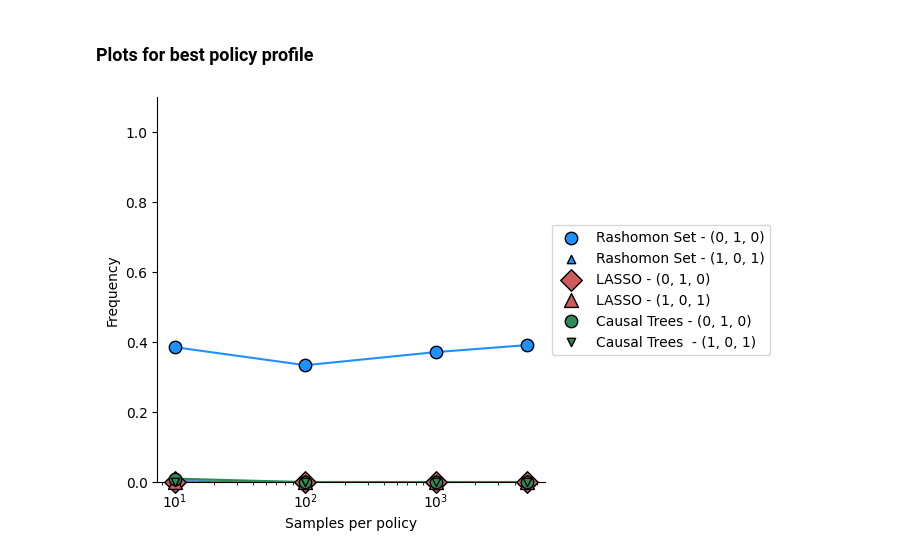
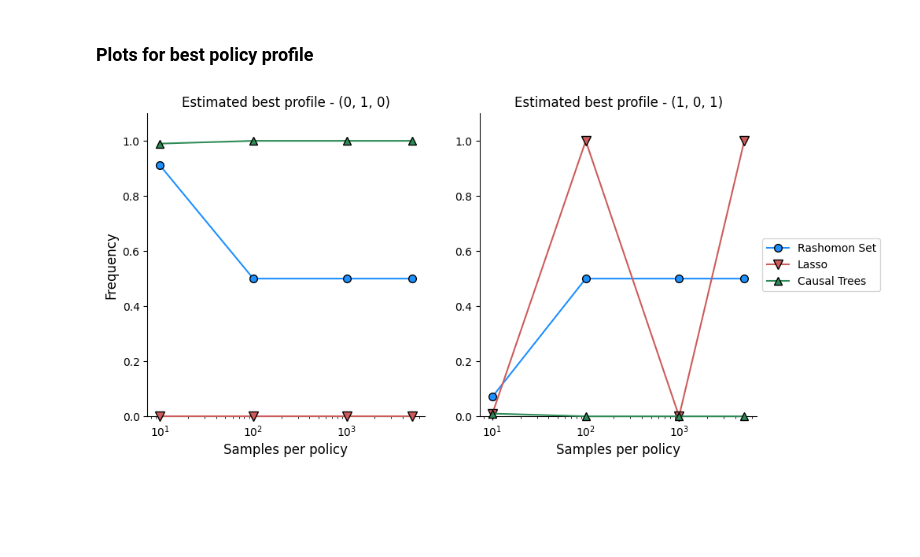
Before and after one commit to AparaV/rashomon-partition-sets, a Jupyter notebook: Code/analyze_results.ipynb, the cells around one changed output. Drawn from its saved outputs; the diff is of its cells as text; code cells hidden in the pictures; blank space fills up the shorter version.

Commit message:
Analyze simulations, generate plots

```diff
--- a/Code/analyze_results.ipynb
+++ b/Code/analyze_results.ipynb
@@ -292,7 +305,7 @@ plt.show()
 # %% [markdown]
 # Simulations #2
 # %%
-rashomon_csv = "../Results/simulation_2_rashomon.csv"
+rashomon_csv = "../Results/simulation_3_rashomon.csv"
 rashomon_raw_df = pd.read_csv(rashomon_csv)
 rashomon_raw_df = rashomon_raw_df.drop("Unnamed: 0", axis=1)
 rashomon_raw_df.head()
@@ -477,59 +490,60 @@ ct_df.head(n=10)
 # %% [markdown]
 ### Plots for best policy profile
 # %%
-fig, ax = plt.subplots(figsize=(5,5))
+fig, ax = plt.subplots(1, 2, figsize=(10,5))
 
-ax.spines[['right', 'top']].set_visible(False)
+best_prof = "(0, 1, 0)"
+second_best_prof = "(1, 0, 1)"
 
 # Rashomon Means
-ax.plot(rashomon_df["n_per_pol"], rashomon_df["(0, 1, 0)_mean"],
-        color="dodgerblue", alpha=1, zorder=1)
-ax.scatter(rashomon_df["n_per_pol"], rashomon_df["(0, 1, 0)_mean"], s=80,
-           color="dodgerblue", alpha=1, edgecolor="black", zorder=1.1, label="Rashomon Set - (0, 1, 0)")
+ax[0].plot(rashomon_df["n_per_pol"], rashomon_df[best_prof + "_mean"],
+           color="dodgerblue", alpha=1, zorder=1,
+           marker="o", markeredgecolor="black", markersize=7,
+           label="Rashomon Set")
 
-ax.plot(rashomon_df["n_per_pol"], rashomon_df["(1, 0, 1)_mean"],
-        color="dodgerblue", alpha=1, zorder=1)
-ax.scatter(rashomon_df["n_per_pol"], rashomon_df["(1, 0, 1)_mean"], marker="^",
-           color="dodgerblue", alpha=1, edgecolor="black", zorder=1.1, label="Rashomon Set - (1, 0, 1)")
+ax[1].plot(rashomon_df["n_per_pol"], rashomon_df[second_best_prof + "_mean"],
+           color="dodgerblue", alpha=1, zorder=1,
+           marker="o", markeredgecolor="black", markersize=7,
+           label="Rashomon Set")
 
 # LASSO
-ax.plot(lasso_df["n_per_pol"], lasso_df["(0, 1, 0)_mean"],
-        color="indianred", zorder=1)
-ax.scatter(lasso_df["n_per_pol"], lasso_df["(0, 1, 0)_mean"], s=120, marker="D",
-           color="indianred", edgecolor="black", zorder=3, clip_on=False,
-           label="LASSO - (0, 1, 0)")
+ax[0].plot(lasso_df["n_per_pol"], lasso_df[best_prof + "_mean"],
+           color="indianred", zorder=3, clip_on=False,
+           marker="v", markeredgecolor="black", markersize=9,
+           label="Lasso")
 
-ax.plot(lasso_df["n_per_pol"], lasso_df["(1, 0, 1)_mean"], lw=2,
-        color="indianred", zorder=1)
-ax.scatter(lasso_df["n_per_pol"], lasso_df["(1, 0, 1)_mean"], marker="^", s=100,
-           color="indianred", edgecolor="black", zorder=3, clip_on=False,
-           label="LASSO - (1, 0, 1)")
+ax[1].plot(lasso_df["n_per_pol"], lasso_df[second_best_prof + "_mean"],
+           color="indianred", zorder=3, clip_on=False,
+           marker="v", markeredgecolor="black", markersize=9,
+           label="Lasso")
 
 
 # Causal trees
-ax.plot(ct_df["n_per_pol"], ct_df["(0, 1, 0)_mean"], ls="-",
-        color="seagreen", alpha=1, zorder=1)
-ax.scatter(ct_df["n_per_pol"], ct_df["(0, 1, 0)_mean"], s=80, marker="o",
-           color="seagreen", edgecolor="black", zorder=3, clip_on=False,
-           label="Causal Trees - (0, 1, 0)")
+ax[0].plot(ct_df["n_per_pol"], ct_df[best_prof + "_mean"],
+           color="seagreen", alpha=1, zorder=3, clip_on=False,
+           marker="^", markeredgecolor="black", markersize=7,
+           label="Causal Trees")
 
-ax.plot(ct_df["n_per_pol"], ct_df["(1, 0, 1)_mean"], ls="-.",
-        color="seagreen", alpha=1, zorder=1)
-ax.scatter(ct_df["n_per_pol"], ct_df["(1, 0, 1)_mean"], marker="v",
-           color="seagreen", edgecolor="black", zorder=3, clip_on=False,
-           label="Causal Trees  - (1, 0, 1)")
+ax[1].plot(ct_df["n_per_pol"], ct_df[second_best_prof + "_mean"],
+           color="seagreen", alpha=1, zorder=3, clip_on=False,
+           marker="^", markeredgecolor="black", markersize=7,
+           label="Causal Trees")
 
-ax.set_xscale("log")
-ax.set_xlabel("Samples per policy")
-ax.set_ylim(0, 1.1)
-ax.set_ylabel("Frequency")
+for i in range(2):
+    ax[i].spines[['right', 'top']].set_visible(False)
+    ax[i].set_xscale("log")
+    ax[i].set_xlabel("Samples per policy", fontsize=12)
+    ax[i].set_ylim(0, 1.1)
 
-ax.legend(loc="center left", bbox_to_anchor=(1, 0.5))
+ax[0].set_ylabel("Frequency", fontsize=12)
+ax[0].set_title("Estimated best profile - " + best_prof, fontsize=12)
+ax[1].set_title("Estimated best profile - " + second_best_prof, fontsize=12)
+ax[1].legend(loc="center left", bbox_to_anchor=(1, 0.5))
 
-plt.savefig("../Figures/sim_3/best_profile_freq.png", dpi=300, bbox_inches="tight")
+# plt.savefig("../Figures/sim_3/best_profile_freq.png", dpi=300, bbox_inches="tight")
 plt.show()
 # %% [output]
-[figure, old version]
+[figure, new version]
 # %%
 fig, ax = plt.subplots(figsize=(5,5))
 
```
Also changed, not shown: parts of 18 cells of this notebook, 13 other files.
